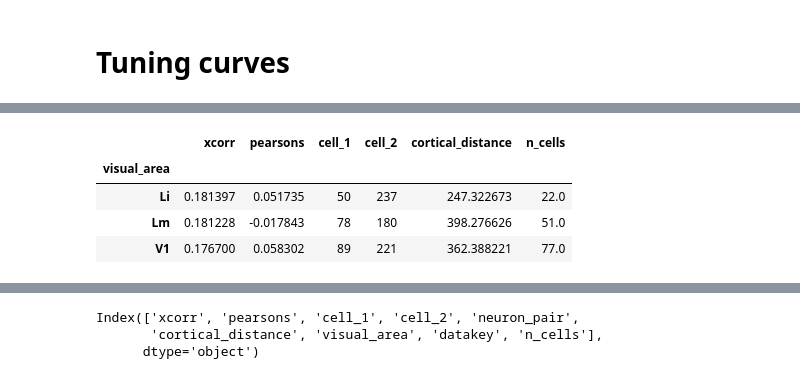
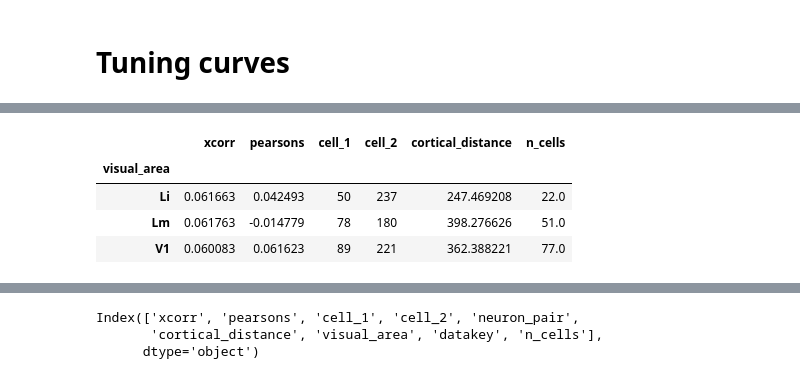
Before and after one commit to julianarhee/rat-2p-area-characterizations, a Jupyter notebook: analyze2p/gratings/correlate_tuning_curves.ipynb, the cells around one changed output, grey strips where cells are left out. Saved outputs shown, nothing was run; the diff lists cells and outputs as text; code cells hidden in the pictures.

```diff
--- a/analyze2p/gratings/correlate_tuning_curves.ipynb
+++ b/analyze2p/gratings/correlate_tuning_curves.ipynb
@@ -75,7 +79,7 @@ Segmentation: missing 13 dsets
 # %% [markdown]
 #### Tuning curve fits
 # %%
-gdata, missing_ = gutils.aggregate_ori_fits(CELLS, traceid=traceid, create_new=False,
+gdata, missing_ = gutils.aggregate_ori_fits(cells0, traceid=traceid, create_new=False,
                             fit_desc=ori_fit_desc, return_missing=True)
 gdata = hutils.split_datakey(gdata)
 gdata['tf'] = gdata['sf']*gdata['speed'] # fit params
@@ -230,5 +233,5 @@ importlib.reload(cr)
 # %%
-angdists = cr.aggregate_tuning_curve_ccdist(FITS, min_ncells=5)
+dists = cr.aggregate_tuning_curve_ccdist(FITS, min_ncells=3)
 # %% [output]
 too few cells: Li, 20190314_JC070_fov1
 too few cells: Li, 20190315_JC070_fov2
@@ -249,14 +255,14 @@ angdists.groupby('visual_area').count()
 # %%
 dist_params = ['xcorr', 'pearsons', 'cortical_distance', 'n_cells' ]
 for p in dist_params:
-    angdists[p] = angdists[p].astype(float)
-means_= angdists.groupby('visual_area').median()
+    dists[p] = dists[p].astype(float)
+means_= dists.groupby('visual_area').median()
 means_
 # %% [output]
 |  | xcorr | pearsons | cell_1 | cell_2 | cortical_distance | n_cells |
 | visual_area |  |  |  |  |  |  |
-| Li | 0.181397 | 0.051735 | 50 | 237 | 247.322673 | 22.0 |
-| Lm | 0.181228 | -0.017843 | 78 | 180 | 398.276626 | 51.0 |
-| V1 | 0.176700 | 0.058302 | 89 | 221 | 362.388221 | 77.0 |
+| Li | 0.061663 | 0.042493 | 50 | 237 | 247.469208 | 22.0 |
+| Lm | 0.061763 | -0.014779 | 78 | 180 | 398.276626 | 51.0 |
+| V1 | 0.060083 | 0.061623 | 89 | 221 | 362.388221 | 77.0 |
 # %%
 %matplotlib notebook
```
Also changed, not shown: parts of 39 cells of this notebook, 4 other files.
